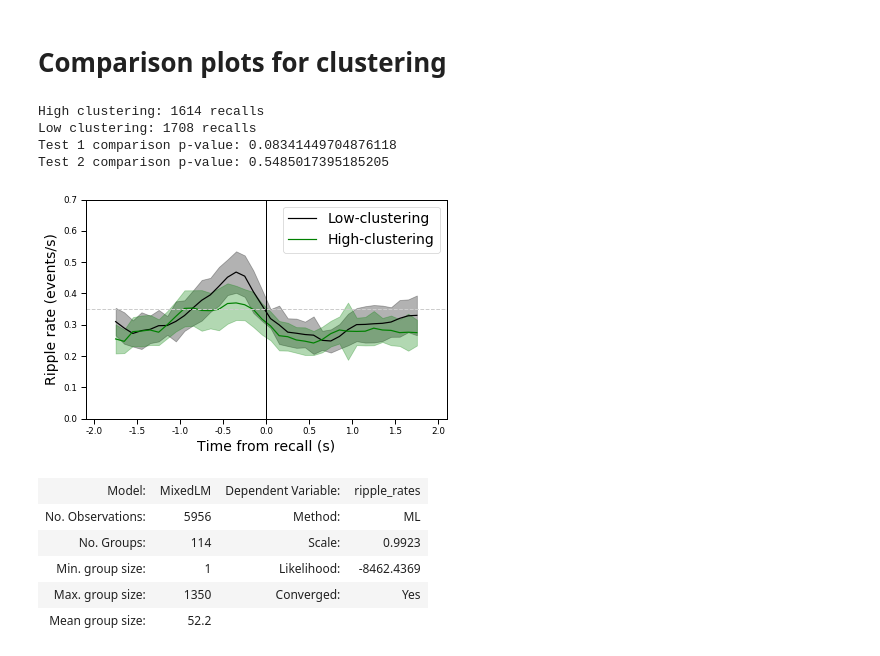
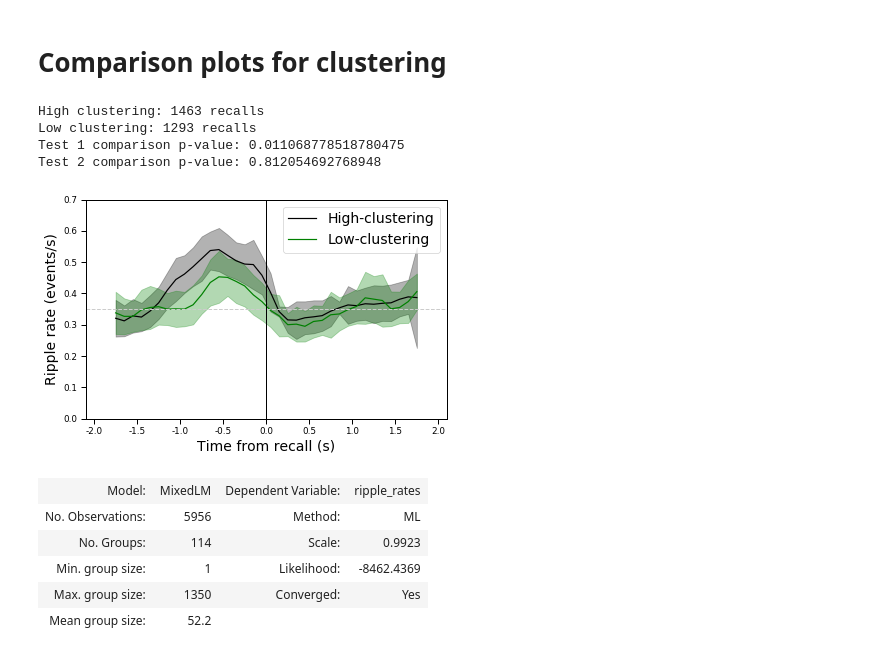
Before and after one commit to jjsakon/SWR, a Jupyter notebook: code/SWRplots.ipynb, the cells around one changed output. Saved outputs shown, nothing was run; the diff lists cells and outputs as text; code cells hidden in the pictures.

```diff
--- a/code/SWRplots.ipynb
+++ b/code/SWRplots.ipynb
@@ -622,28 +622,28 @@ Test 2 p-value: 0.1076246609841942
 # %%
 # load data from each
 
-save_plot = 0
+save_plot = 1
 SE_on = 1
 
 selected_period = 'surrounding_recall'
 remove_soz_ictal = False
 recall_type_switch = 6 # 0 for original, 1 for only those with subsequent, 2 for second recalls only, 3 for isolated recalls
-exp = 'FR1'
+exp = 'catFR1'
 region_name = 'HPC'
-location_selected = 'ca1' #'ca1dg' # 'ca3' # 'dg' 'ca1' # sub # left hippocampus # right hippocampus # hippocampus
+location_selected = 'dg' #'ca1dg' # 'ca3' # 'dg' 'ca1' # sub # left hippocampus # right hippocampus # hippocampus
 # # (leave as '' if not HPC)
 filter_type = 'hamming'
-sub_selection = 'second_half' # 'second_half', 'whole' ,'first_half'
+sub_selection = 'whole' # 'second_half', 'whole' ,'first_half'
 
 ### settings ###
 
-select_semantic_temporal = 3
+select_semantic_temporal = 1
 # 0 means neither (use for no clustering or subject-level),
 # 1 means semantic
 # 2 means temporal BUT WE DECIDED SHOULD USE 3 FOR LAGS (this uses temporal clustering score which wasnn't as clean)
 # 3 temporal by lag. There upper/lower actually means lag=1 and lag≥4
 
-catFR1_all_semantic = 0
+catFR1_all_semantic = 2
 # for catFR1:
 # if 0 use only remote;
 # if 1 testing *all* semantic trials (or all unclustered...although cleaner to just keep remote unclusetered)
@@ -773,38 +773,38 @@ for p,upper_label in enumerate(['upper','lower']):
 
 #         if bin_model1.pvalues[1] < 0.05:
 #             plot([-600,-600+stats_bin],[line_dist,line_dist],'--',
 #                  color=(0,0,0),label='_nolegend_')
 #         if bin_model2.pvalues[1] < 0.05:
 #             plot([second_start,second_start+stats_bin],[line_dist,line_dist],'--',
 #                  color=(0,0,0),label='_nolegend_')
 
         print('High clustering'+': '+str(sum(category==0))+' recalls')
         print('Low clustering'+': '+str(sum(category==1))+' recalls')
         print('Test 1 comparison p-value: '+str(bin_model1.pvalues[1]))
         print('Test 2 comparison p-value: '+str(bin_model2.pvalues[1]))
 
 xticks(np.arange(psth_start,psth_end+1,500),np.arange(psth_start/1000,psth_end/1000+1,500/1000))
 xlabel('Time from recall (s)')
 ylabel('Ripple rate (events/s)')
 ylim = 0.7 # keep it here since occasionally CIs get kinda high
 ax.set_ylim(0,ylim)
 ax.set_xlim(psth_start-100,psth_end+100)
 plot([ax.get_xlim()[0],ax.get_xlim()[1]],[0.35,0.35],linewidth=1,linestyle='--',color=(0.8,0.8,0.8),label='_nolegend_')
 plot([0,0],[ax.get_ylim()[0],ax.get_ylim()[1]],linewidth=1,linestyle='-',color=(0,0,0),label='_nolegend_')
 ax.legend({'Low-clustering','High-clustering'})
 tight_layout()
 
 if save_plot == 1:
     plt.savefig('../figures/clusteringPlots/'+exp+'_'+'PSTH_'+region_name+'-'+str(recall_type_switch)+'-'+st_label+'_'+
                 location_selected+'_'+save_label+'_'+str(SE_on)+'.pdf',transparent=True)
 plt.show()
 a=1;
 # %% [output]
-High clustering: 1614 recalls
-Low clustering: 1708 recalls
-Test 1 comparison p-value: 0.08341449704876118
-Test 2 comparison p-value: 0.5485017395185205
+High clustering: 1463 recalls
+Low clustering: 1293 recalls
+Test 1 comparison p-value: 0.011068778518780475
+Test 2 comparison p-value: 0.812054692768948
-[figure, old version]
+[figure, new version]
 # %%
 bin_model1.summary()
 # %% [output]
```
